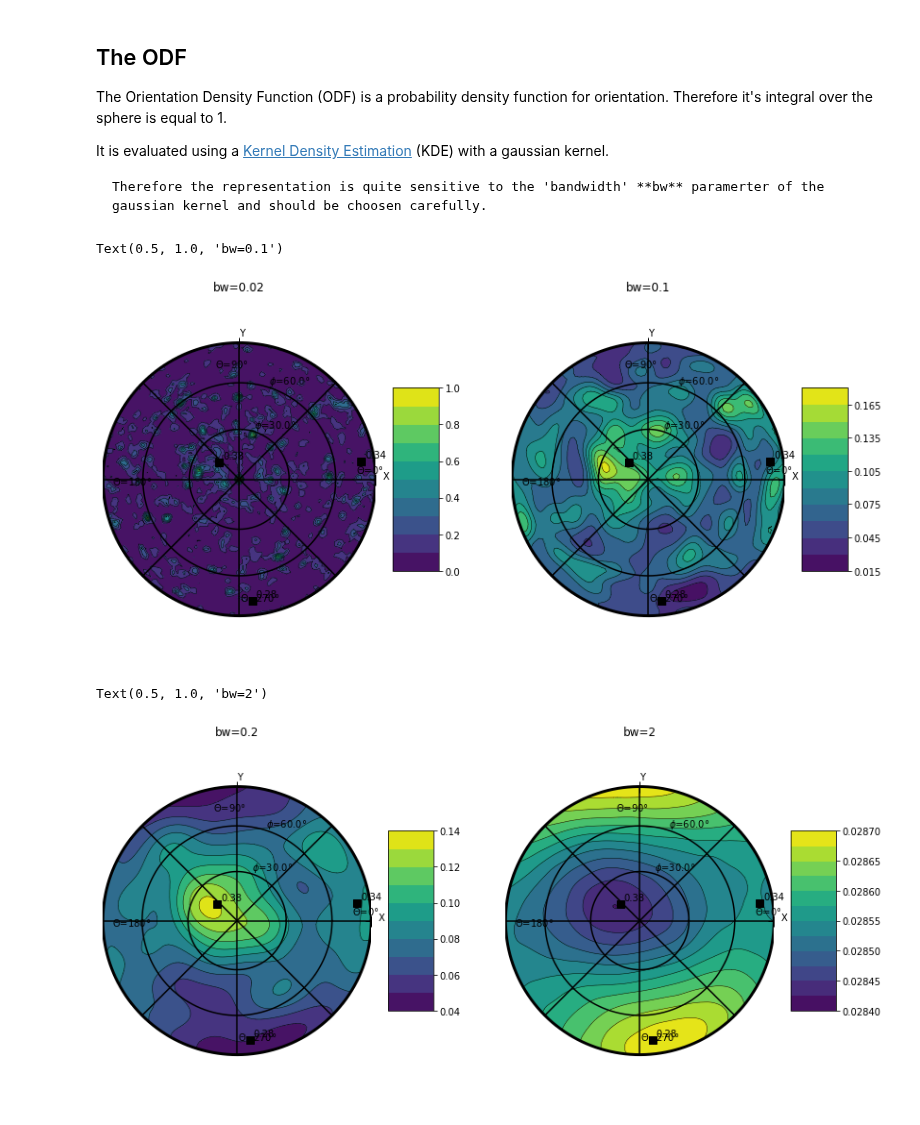
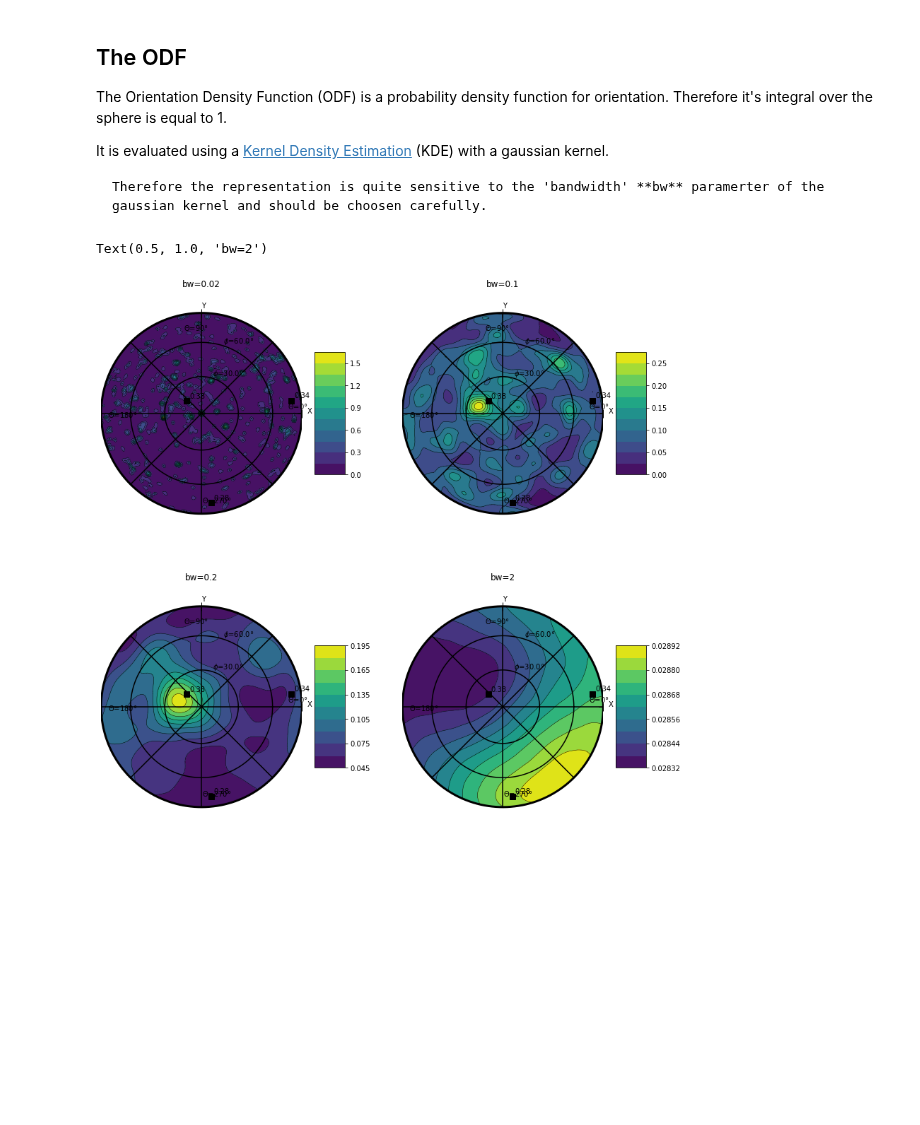
Before and after one commit to ThomasChauve/AITA-book, a Jupyter notebook: _sources/docs/The_dataArray_structure.ipynb, the cells around one changed output. Drawn from its saved outputs; the diff is of its cells as text; code cells hidden in the pictures; blank space fills up the shorter version.

````diff
--- a/_sources/docs/The_dataArray_structure.ipynb
+++ b/_sources/docs/The_dataArray_structure.ipynb
@@ -191,24 +191,19 @@ It is evaluated using a [Kernel Density Estimation](https://scikit-learn.org/sta
 Therefore the representation is quite sensitive to the 'bandwidth' **bw** paramerter of the gaussian kernel and should be choosen carefully.
 ```
 # %%
-plt.figure(figsize=(14,7))
-plt.subplot(121)
+plt.figure(figsize=(14,14))
+plt.subplot(221)
 data.orientation.uvecs.plotODF(bw=0.02,cmap=cm.viridis)
 plt.title('bw=0.02')
-plt.subplot(122)
+plt.subplot(222)
 data.orientation.uvecs.plotODF(bw=0.1,cmap=cm.viridis)
 plt.title('bw=0.1')
+plt.subplot(223)
+data.orientation.uvecs.plotODF(bw=0.2,cmap=cm.viridis)
+plt.title('bw=0.2')
+plt.subplot(224)
+data.orientation.uvecs.plotODF(bw=2.,cmap=cm.viridis)
+plt.title('bw=2')
 # %% [output]
-Text(0.5, 1.0, 'bw=0.1')
+Text(0.5, 1.0, 'bw=2')
-[figure, old version]
+[figure, new version]
-# %%
-plt.figure(figsize=(14,7))
-plt.subplot(121)
-data.orientation.uvecs.plotODF(bw=0.2,cmap=cm.viridis)
-plt.title('bw=0.2')
-plt.subplot(122)
-data.orientation.uvecs.plotODF(bw=2.,cmap=cm.viridis)
-plt.title('bw=2')
-# %% [output]
-Text(0.5, 1.0, 'bw=2')
-[figure, removed]
````
Also changed, not shown: 9 other files.
